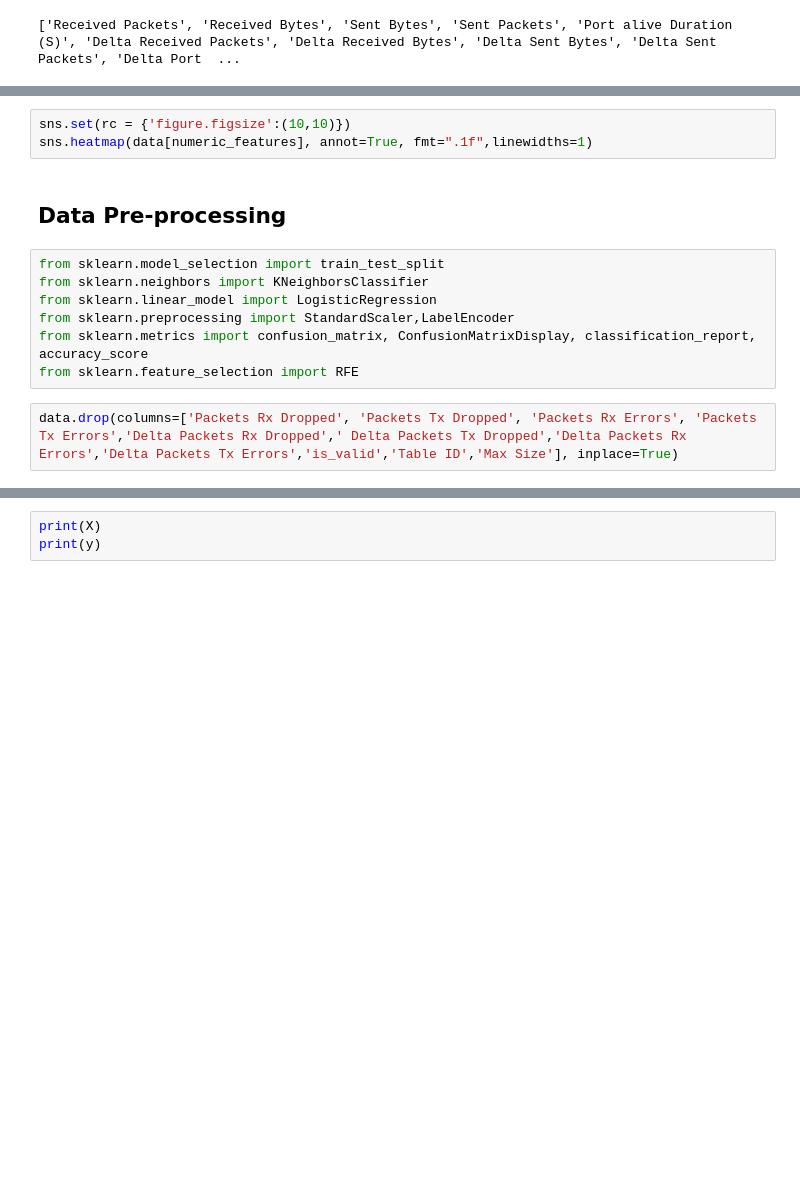
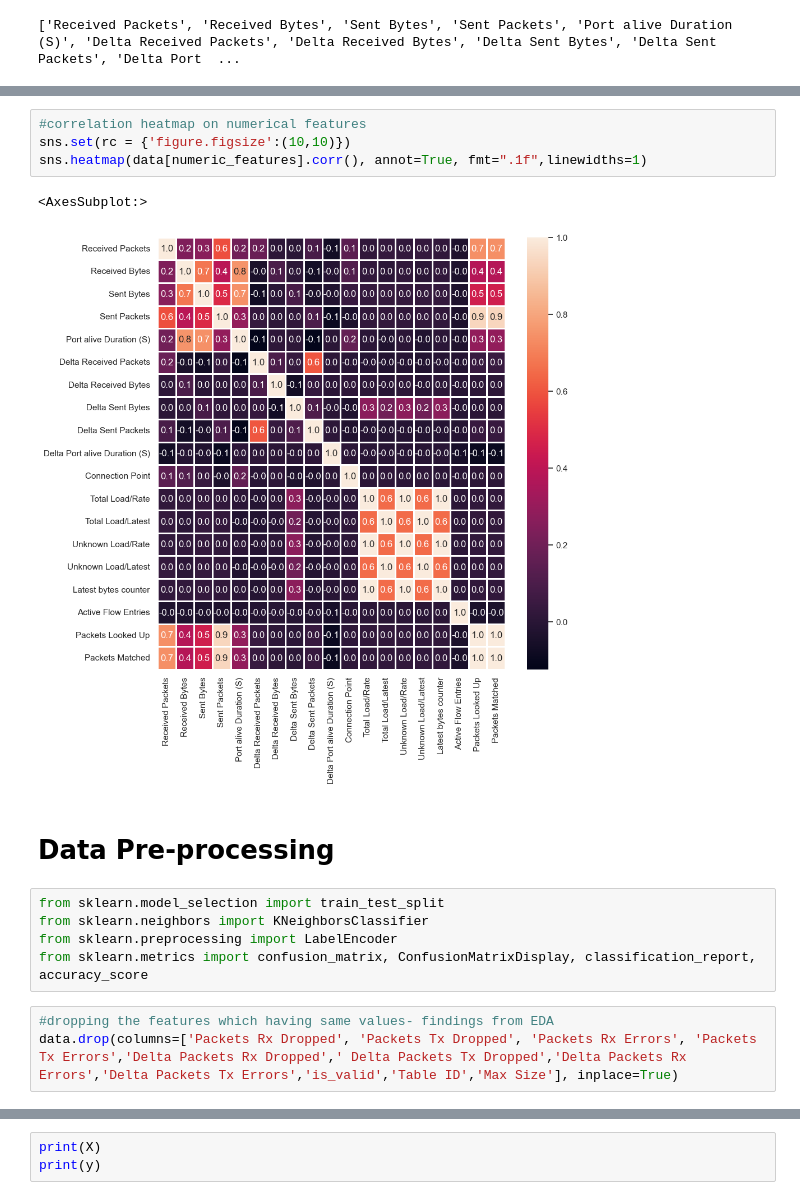
Before and after one commit to anandhumohan/UNR-IDD-Classification, a Jupyter notebook: UNR-IDD_KNN.ipynb, the cells around one changed output, grey strips where cells are left out. Drawn from its saved outputs; the diff is of its cells as text; blank space fills up the shorter version.

```diff
--- a/UNR-IDD_KNN.ipynb
+++ b/UNR-IDD_KNN.ipynb
@@ -150,18 +154,21 @@ sns.countplot(y ='Port Number', data = data)
 plt.show()
 # %% [output]
 [figure]
-# %%
-sns.set(rc = {'figure.figsize':(10,10)})
-sns.heatmap(data[numeric_features], annot=True, fmt=".1f",linewidths=1)
+# %%
+#correlation heatmap on numerical features
+sns.set(rc = {'figure.figsize':(10,10)})
+sns.heatmap(data[numeric_features].corr(), annot=True, fmt=".1f",linewidths=1)
+# %% [output]
+<AxesSubplot:>
+[figure, added]
 # %% [markdown]
-## Data Pre-processing
+# Data Pre-processing
 # %%
 from sklearn.model_selection import train_test_split
 from sklearn.neighbors import KNeighborsClassifier
-from sklearn.linear_model import LogisticRegression
-from sklearn.preprocessing import StandardScaler,LabelEncoder
+from sklearn.preprocessing import LabelEncoder
 from sklearn.metrics import confusion_matrix, ConfusionMatrixDisplay, classification_report, accuracy_score
-from sklearn.feature_selection import RFE
 # %%
+#dropping the features which having same values- findings from EDA
 data.drop(columns=['Packets Rx Dropped', 'Packets Tx Dropped', 'Packets Rx Errors', 'Packets Tx Errors','Delta Packets Rx Dropped',' Delta Packets Tx Dropped','Delta Packets Rx Errors','Delta Packets Tx Errors','is_valid','Table ID','Max Size'], inplace=True)
 # %%
```
Also changed, not shown: parts of 39 cells of this notebook, 3 other files.
